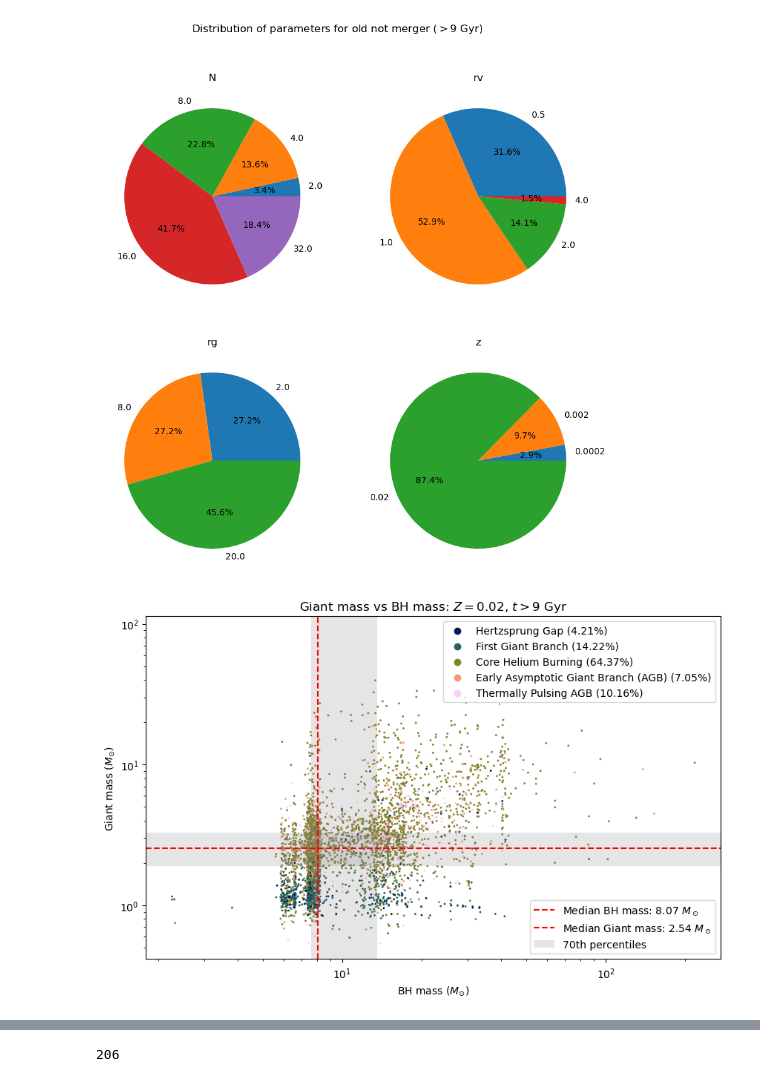
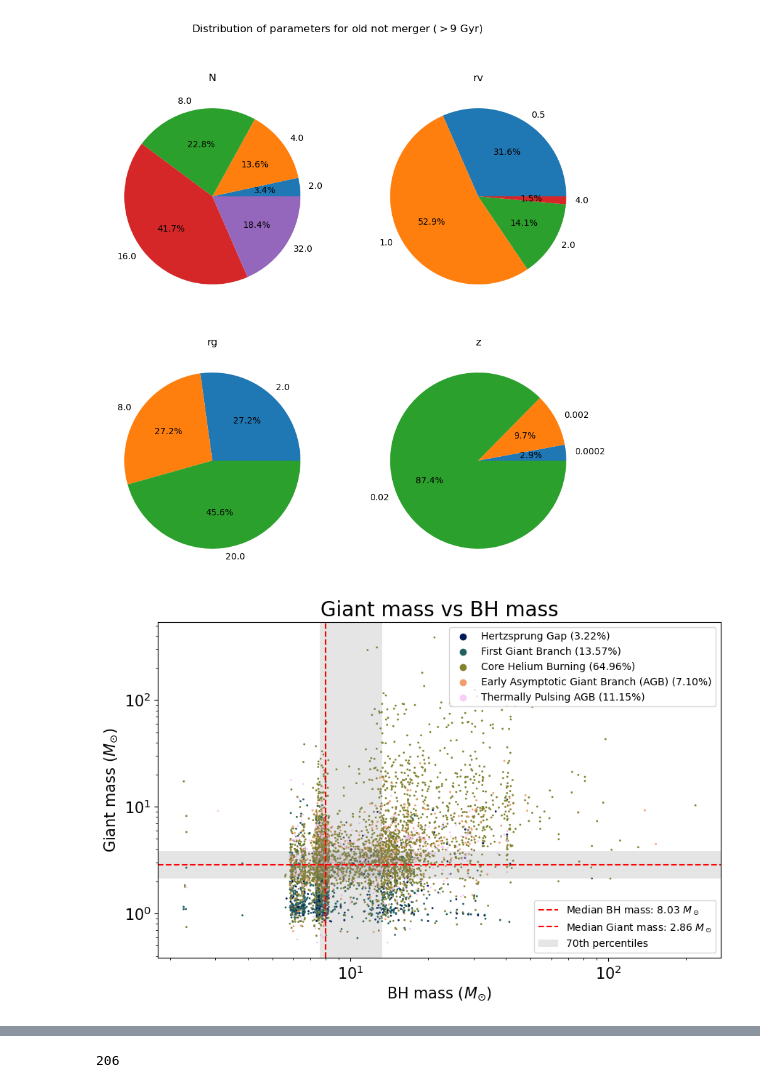
Before and after one commit to Stufffffs/CASSI_2024_code, a Jupyter notebook: collisions_processing.ipynb, the cells around one changed output, grey strips where cells are left out. Cells and saved outputs as stored; diff of their text form; code cells hidden in the pictures.

```diff
--- a/collisions_processing.ipynb
+++ b/collisions_processing.ipynb
@@ -776,9 +778,9 @@ mark_inset(ax1, ax2, loc1=3, loc2=1, fc="none", ec='0.5')
 
 
 scatter = ax1.scatter(times_GiantBH, mass_Giant, s=1, color=colors_N)
-ax1.set_xlabel(r'Time (Myr)')
-ax1.set_ylabel(r'Giant mass ($M_{\odot}$)')
-ax1.set_title('Giant mass vs time of collision')
+ax1.set_xlabel(r'Time (Myr)', fontsize=15)
+ax1.set_ylabel(r'Giant mass ($M_{\odot}$)', fontsize=15)
+ax1.set_title('Giant mass vs Time of collision (filtered)', fontsize=20)
 ax1.set_xscale('log')
 ax1.set_yscale('log')
 print(len(times_GiantBH))
@@ -815,10 +817,11 @@ colors_N = [N_to_color[N] for N in type_Giant]
 ax2.scatter(times_GiantBH, mass_Giant, s=1, color=colors_N)
 ax2.set_xscale('log')
 ax2.set_yscale('log')
-ax2.set_title('Late time collisions ($>9$ Gyr)', fontsize=10)
+ax2.set_title('Late time collisions ($>9$ Gyr)', fontsize=15)
 ax2.tick_params(axis='both', which='both', labelsize=7)
 
+ax1.tick_params(axis='both', which='both', labelsize=15)
 
-#plt.savefig('William_Yang_Giant_mass_collision_time.png', dpi=500)
+plt.savefig('picture2.png', dpi=500)
 # %% [output]
 4754
@@ -1338,14 +1341,17 @@ for dataset, title in zip(datasets, titles):
 # %%
 
 # Load the CSV file into a numpy array
-data = np.loadtxt(output_file_nocollision, delimiter=',', dtype=str, skiprows=1)
+data = np.loadtxt(output_file_all, delimiter=',', dtype=str, skiprows=1)
 
+# Check age
+check_old = np.array(data[:, 4], dtype=float) > 0
+data_old = data[check_old]
 
-mass_BH = data[::, 9].astype(float)
+mass_BH = data_old[::, 9].astype(float)
 
-mass_Giant = data[::, 11].astype(float)
-type_Giant = data[::, 19].astype(float)
-times_GiantBH = data[::, 4].astype(float)
+mass_Giant = data_old[::, 11].astype(float)
+type_Giant = data_old[::, 19].astype(float)
+times_GiantBH = data_old[::, 4].astype(float)
 
 
 colors = cm.batlow(np.linspace(0, 1, len(set(type_Giant))))
@@ -1378,9 +1384,9 @@ mass_BH_70 = np.percentile(mass_BH, 70)
 percentiles = ax.axhspan(mass_Giant_30, mass_Giant_70, color='gray', alpha=0.2, lw=0, label="70th percentiles")
 ax.axvspan(mass_BH_30, mass_BH_70, color='gray', alpha=0.2, lw=0)
 
-ax.set_xlabel(r'BH mass ($M_{\odot}$)')
-ax.set_ylabel(r'Giant mass ($M_{\odot}$)')
-ax.set_title('Giant mass vs BH mass: $Z=0.02$, $t>9$ Gyr')
+ax.set_xlabel(r'BH mass ($M_{\odot}$)', fontsize=15)
+ax.set_ylabel(r'Giant mass ($M_{\odot}$)', fontsize=15)
+ax.set_title('Giant mass vs BH mass', fontsize=20)
 ax.set_xscale('log')
 ax.set_yscale('log')
 
@@ -1393,31 +1399,35 @@ stage_mapping = {
     4: "Core Helium Burning",
     5: "Early Asymptotic Giant Branch (AGB)",
     6: "Thermally Pulsing AGB",
     7: "Naked Helium Star MS",
     8: "Naked Helium Star Hertzsprung Gap",
     9: "Naked Helium Star Giant Branch",
     10: "Helium White Dwarf",
     11: "Carbon/Oxygen White Dwarf",
     12: "Oxygen/Neon White Dwarf",
     13: "Neutron Star",
     14: "Black Hole",
     15: "Massless Remnant"
 }
 
 # Replace integers with corresponding text
 giant_name_types = [stage_mapping[num] for num in unique_numbers]
 
 # Create a legend
 legend_labels = {stage_mapping[N]: f'{stage_mapping[N]} ({frac:.2f}%)' for N, frac in zip(unique_numbers, fractions)}
 legend_handles = []
 for N in unique_numbers:
     label = legend_labels[stage_mapping[N]]
     color = N_to_color[N]
     legend_handles.append(ax.scatter([], [], c=color, label=label))
 first_legend = ax.legend(handles=legend_handles, loc='best')
 ax.add_artist(first_legend)  # Add the first legend as an artist to the axes
 
 # Create the second legend for the median lines
 median_legend = ax.legend(handles=[median_BH_line, median_Giant_line, percentiles], loc='lower right')
+
+ax.tick_params(axis='both', which='both', labelsize=15)
+
+plt.savefig('picture4.png', dpi=500)
 # %% [output]
-[figure, old version]
+[figure, new version]
```
Also changed, not shown: parts of 9 cells of this notebook, 19 other files.
